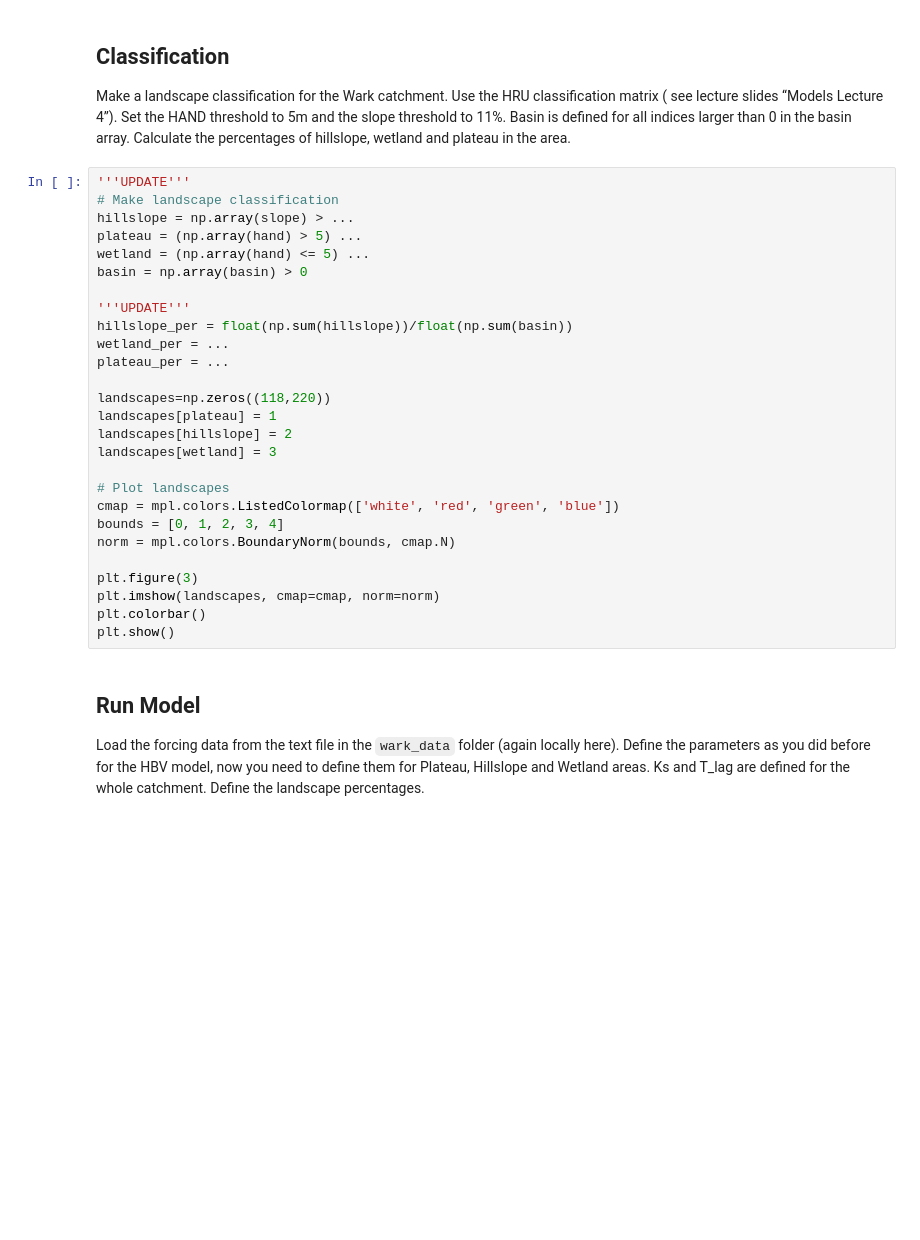
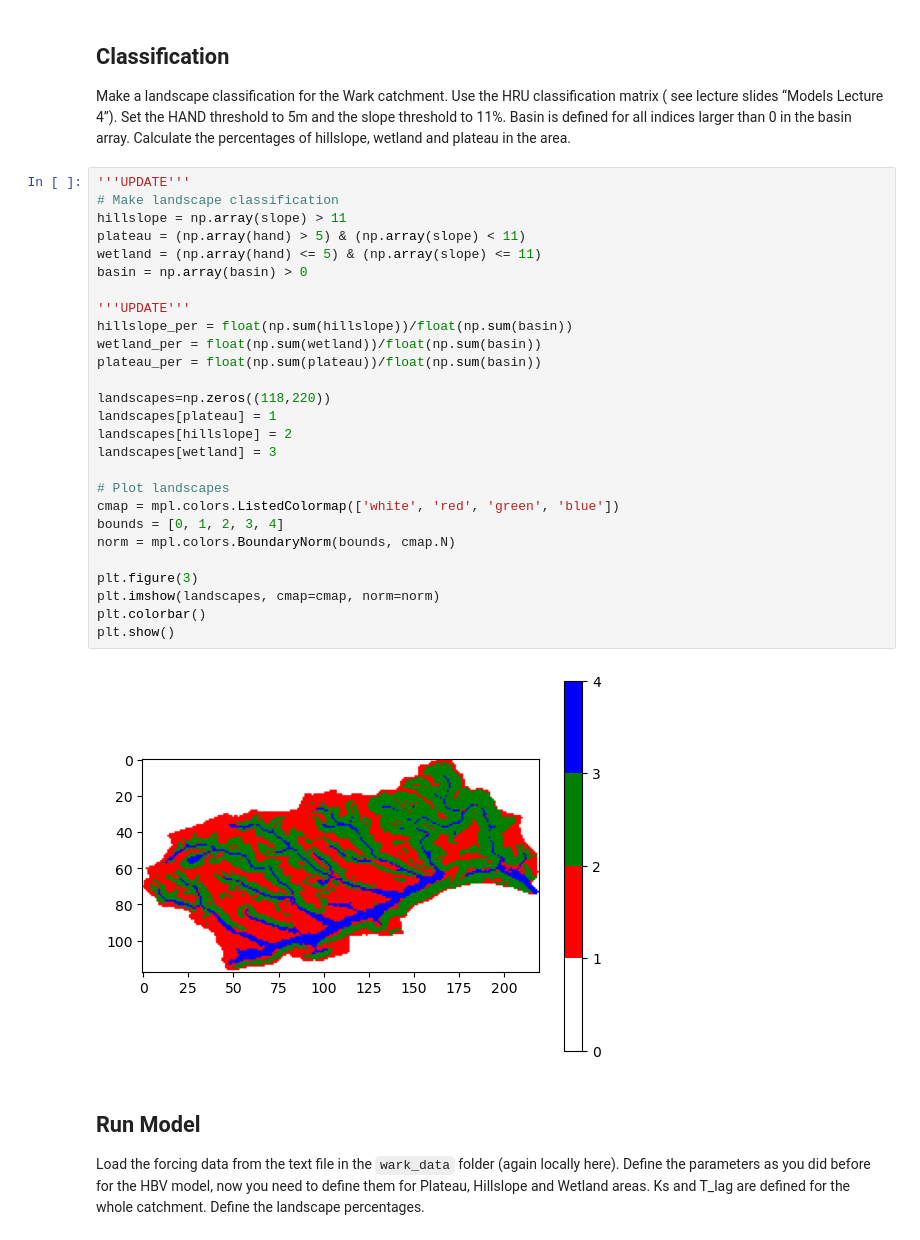
Before and after one commit to eWaterCycle/teaching-materials, a Jupyter notebook: book/3_modelling_advanced_flextopo/exercise/exercise6_flextopo.ipynb, the cells around one changed output. Drawn from its saved outputs; the diff is of its cells as text; blank space fills up the shorter version.

```diff
--- a/book/3_modelling_advanced_flextopo/exercise/exercise6_flextopo.ipynb
+++ b/book/3_modelling_advanced_flextopo/exercise/exercise6_flextopo.ipynb
@@ -251,30 +300,32 @@ Make a landscape classification for the Wark catchment. Use the HRU classificati
 # %%
 '''UPDATE'''
 # Make landscape classification
-hillslope = np.array(slope) > ...
-plateau = (np.array(hand) > 5) ...
-wetland = (np.array(hand) <= 5) ...
+hillslope = np.array(slope) > 11
+plateau = (np.array(hand) > 5) & (np.array(slope) < 11)
+wetland = (np.array(hand) <= 5) & (np.array(slope) <= 11)
 basin = np.array(basin) > 0
 
 '''UPDATE'''
 hillslope_per = float(np.sum(hillslope))/float(np.sum(basin))
-wetland_per = ...
-plateau_per = ...
+wetland_per = float(np.sum(wetland))/float(np.sum(basin))
+plateau_per = float(np.sum(plateau))/float(np.sum(basin))
 
 landscapes=np.zeros((118,220))
 landscapes[plateau] = 1
 landscapes[hillslope] = 2
 landscapes[wetland] = 3
 
 # Plot landscapes
 cmap = mpl.colors.ListedColormap(['white', 'red', 'green', 'blue'])
 bounds = [0, 1, 2, 3, 4]
 norm = mpl.colors.BoundaryNorm(bounds, cmap.N)
 
 plt.figure(3)
 plt.imshow(landscapes, cmap=cmap, norm=norm)
 plt.colorbar()
 plt.show()
+# %% [output]
+[figure, added]
 # %% [markdown]
 ## Run Model
 
```
Also changed, not shown: parts of 6 cells of this notebook.
